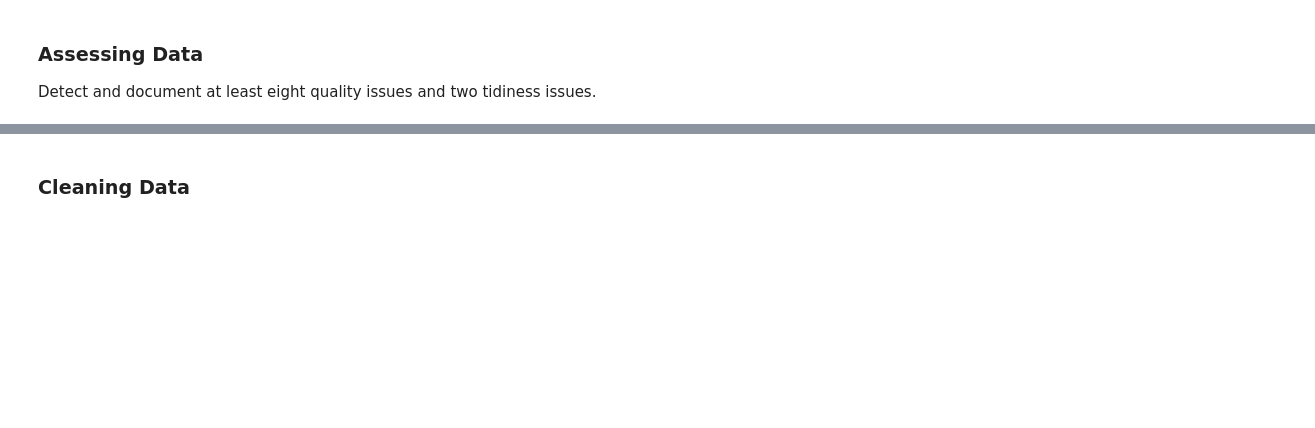
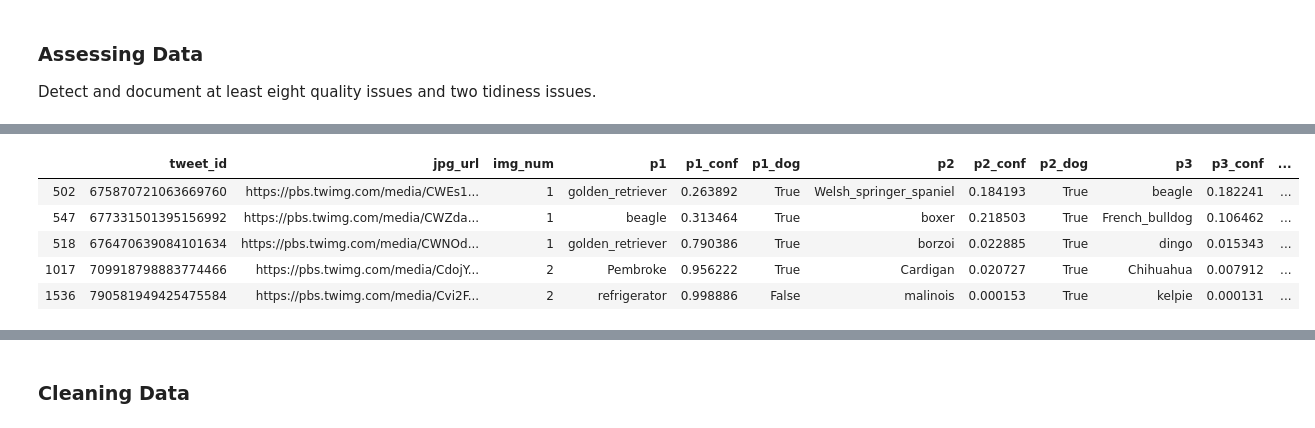
Before and after one commit to csuf-bywong/Wrangle-and-Analyze-Data, a Jupyter notebook: wrangle_act.ipynb, the cells around one changed output, grey strips where cells are left out. Cells and saved outputs as stored; diff of their text form; code cells hidden in the pictures; blank space fills up the shorter version.

```diff
--- a/wrangle_act.ipynb
+++ b/wrangle_act.ipynb
@@ -71,6 +71,6 @@ open('image_predictions.tsv', 'wb').write(response.content)
 335079
 # %%
 # we now read the tsv file we just created
-image = pd.read_csv('image_predictions.tsv', sep = '\t')
+image_preds = pd.read_csv('image_predictions.tsv', sep = '\t')
 # %%
 # view the data
@@ -96,0 +379,10 @@ Detect and document at least eight quality issues and two tidiness issues.
+# %%
+# look at a sample from image_preds
+image_preds.sample(5)
+# %% [output]
+|  | tweet_id | jpg_url | img_num | p1 | p1_conf | p1_dog | p2 | p2_conf | p2_dog | p3 | p3_conf | ... |
+| 502 | 675870721063669760 | https://pbs.twimg.com/media/CWEs1... | 1 | golden_retriever | 0.263892 | True | Welsh_springer_spaniel | 0.184193 | True | beagle | 0.182241 | ... |
+| 547 | 677331501395156992 | https://pbs.twimg.com/media/CWZda... | 1 | beagle | 0.313464 | True | boxer | 0.218503 | True | French_bulldog | 0.106462 | ... |
+| 518 | 676470639084101634 | https://pbs.twimg.com/media/CWNOd... | 1 | golden_retriever | 0.790386 | True | borzoi | 0.022885 | True | dingo | 0.015343 | ... |
+| 1017 | 709918798883774466 | https://pbs.twimg.com/media/CdojY... | 2 | Pembroke | 0.956222 | True | Cardigan | 0.020727 | True | Chihuahua | 0.007912 | ... |
+| 1536 | 790581949425475584 | https://pbs.twimg.com/media/Cvi2F... | 2 | refrigerator | 0.998886 | False | malinois | 0.000153 | True | kelpie | 0.000131 | ... |
```
Also changed, not shown: parts of 50 cells of this notebook, 4 other files.
